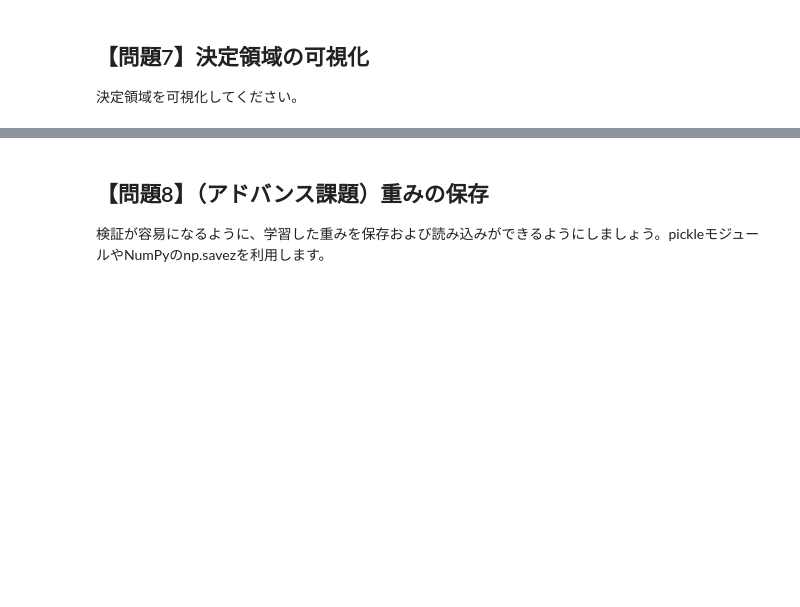
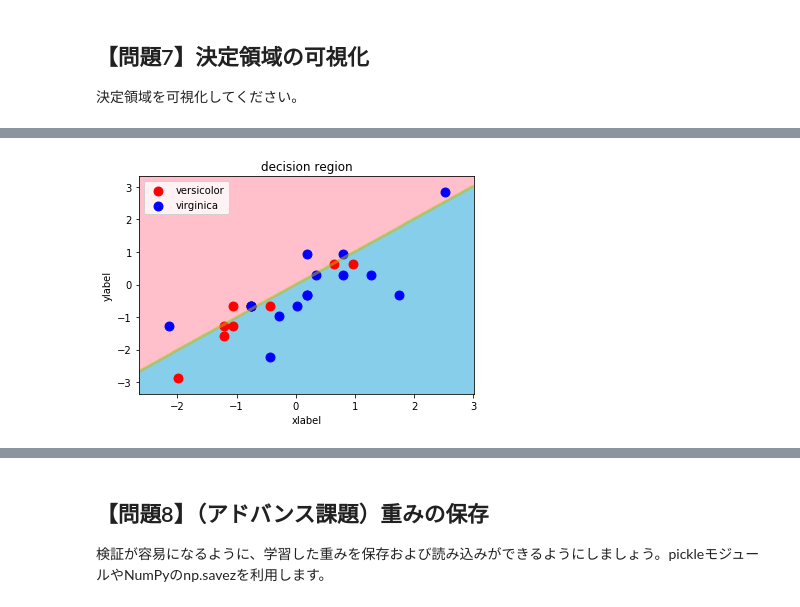
Before and after one commit to adachione/diveintocode-ml, a Jupyter notebook: Sprint/Sprint_機械学習スクラッチ ロジスティック回帰.ipynb, the cells around one changed output, grey strips where cells are left out. Cells and saved outputs as stored; diff of their text form; code cells hidden in the pictures; blank space fills up the shorter version.

```diff
--- a/Sprint/Sprint_機械学習スクラッチ ロジスティック回帰.ipynb
+++ b/Sprint/Sprint_機械学習スクラッチ ロジスティック回帰.ipynb
@@ -741,0 +674,11 @@ plt.show()
+# %%
+scaler.fit(X2_train)   #後でスケーリングするために使用する平均と標準を計算します。
+X2_train_scaler = scaler.transform(X2_train)   # 標準化　センタリングとスケーリングによって標準化を実行する
+X2_test_scaler = scaler.transform(X2_test)     # 標準化　センタリングとスケーリングによって標準化を実行する
+# %%
+scr_lr_iris2 = ScratchLogisticRegression(num_iter=500,
+                                   lr=0.01,
+                                   no_bias=True,
+                                   verbose=False)
+
+scr_lr_iris2.fit(X2_train_scaler, y2_train, X2_test_scaler, y2_test)
@@ -741,0 +734,4 @@ plt.show()
+# %%
+decision_region(X2_test_scaler, y2_test, scr_lr_iris2)
+# %% [output]
+[figure, added]
```
Also changed, not shown: parts of 32 cells of this notebook.
